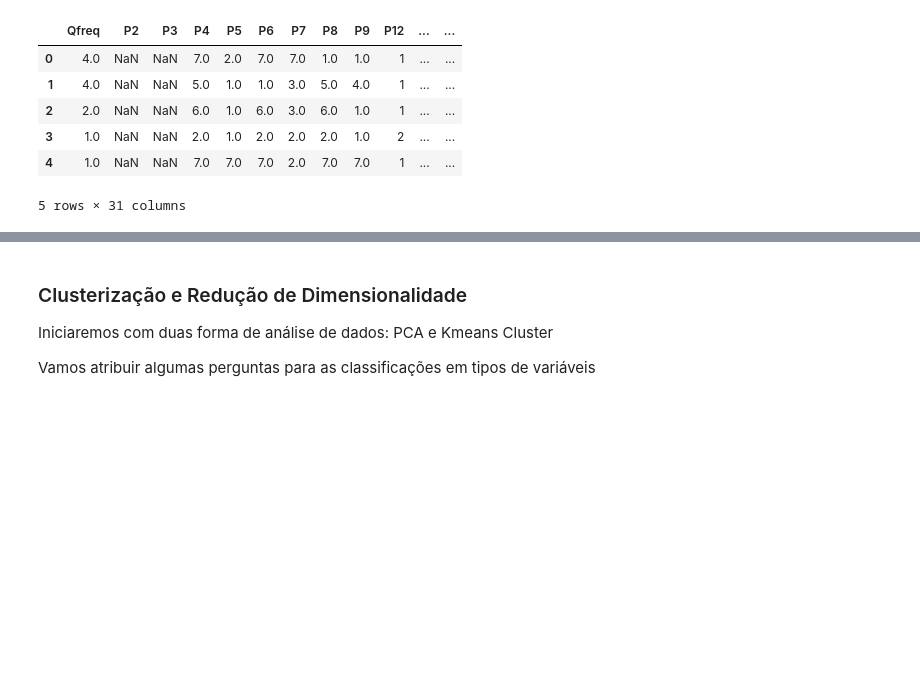
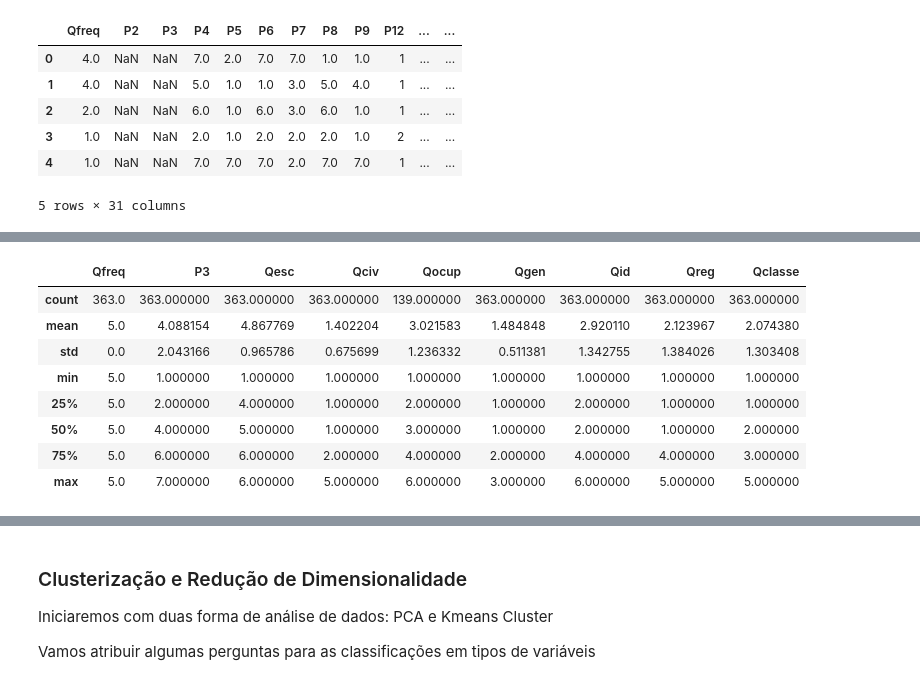
Before and after one commit to enzojunq/Base-de-dados, a Jupyter notebook: base.ipynb, the cells around one changed output, grey strips where cells are left out. Saved outputs shown, nothing was run; the diff lists cells and outputs as text; code cells hidden in the pictures; blank space fills up the shorter version.

```diff
--- a/base.ipynb
+++ b/base.ipynb
@@ -147,0 +166,12 @@ Name: Qreg, dtype: int64
+# %%
+df_naousa.iloc[:,[0,1,2,24,25,26,27,28,29,30]].describe()
+# %% [output]
+|  | Qfreq | P3 | Qesc | Qciv | Qocup | Qgen | Qid | Qreg | Qclasse |
+| count | 363.0 | 363.000000 | 363.000000 | 363.000000 | 139.000000 | 363.000000 | 363.000000 | 363.000000 | 363.000000 |
+| mean | 5.0 | 4.088154 | 4.867769 | 1.402204 | 3.021583 | 1.484848 | 2.920110 | 2.123967 | 2.074380 |
+| std | 0.0 | 2.043166 | 0.965786 | 0.675699 | 1.236332 | 0.511381 | 1.342755 | 1.384026 | 1.303408 |
+| min | 5.0 | 1.000000 | 1.000000 | 1.000000 | 1.000000 | 1.000000 | 1.000000 | 1.000000 | 1.000000 |
+| 25% | 5.0 | 2.000000 | 4.000000 | 1.000000 | 2.000000 | 1.000000 | 2.000000 | 1.000000 | 1.000000 |
+| 50% | 5.0 | 4.000000 | 5.000000 | 1.000000 | 3.000000 | 1.000000 | 2.000000 | 1.000000 | 2.000000 |
+| 75% | 5.0 | 6.000000 | 6.000000 | 2.000000 | 4.000000 | 2.000000 | 4.000000 | 4.000000 | 3.000000 |
+| max | 5.0 | 7.000000 | 6.000000 | 5.000000 | 6.000000 | 3.000000 | 6.000000 | 5.000000 | 5.000000 |
```
Also changed, not shown: parts of 8 cells of this notebook.
